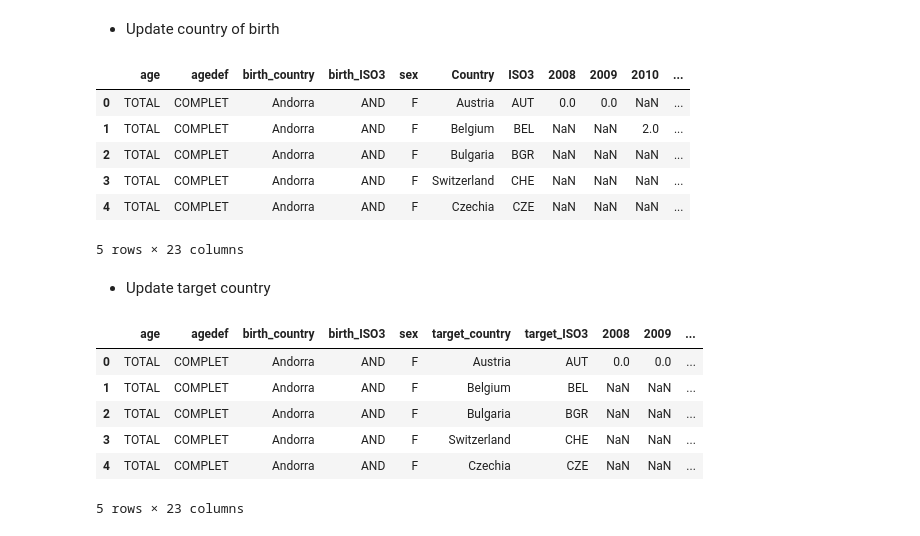
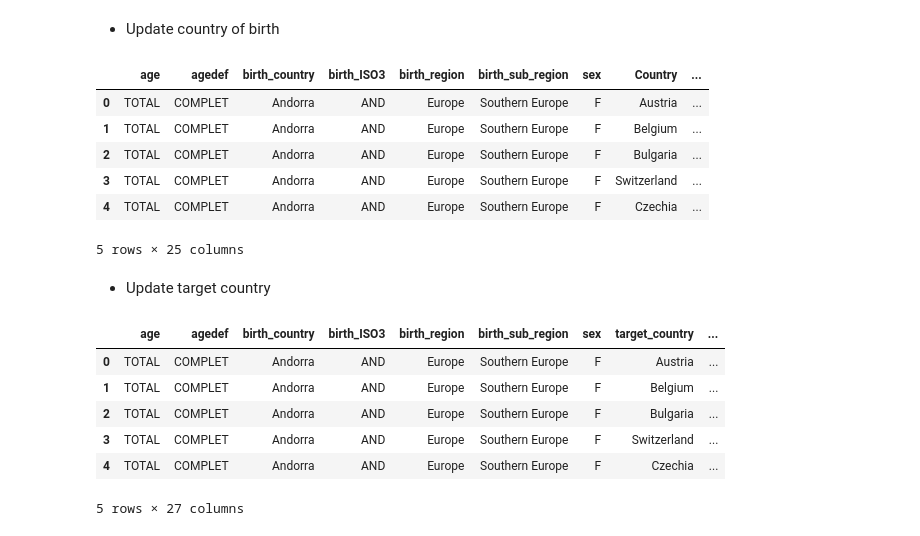
Before and after one commit to jatofi-official/migration-eu-analysis, a Jupyter notebook: Notebooks/Processing-raw-data/emigration_tables_processing.ipynb, the cells around one changed output. Saved outputs shown, nothing was run; the diff lists cells and outputs as text; code cells hidden in the pictures.

Commit message:
Add regions and subregions, track emigration_data table as lfs

```diff
--- a/Notebooks/Processing-raw-data/emigration_tables_processing.ipynb
+++ b/Notebooks/Processing-raw-data/emigration_tables_processing.ipynb
@@ -126,48 +126,63 @@ display(df.head())
 # %%
 import pandas as pd
 
 # Load DataFrame and the country-region-codes.csv file
 df = pd.read_csv("../../Data/emigration/emigration_country_born.csv")
-country_codes = pd.read_csv('../../Data/country-region-codes.csv')
+country_codes = pd.read_csv('../../Data/country_region_subregion_codes.csv')
 
 # Merge df with country_codes on the ISO2 code (alpha-2)
 merged_df = df.merge(country_codes, left_on='birth_country', right_on='alpha-2', how='left')
 
-# Rename columns, drop unnecessary
-merged_df = merged_df.drop(columns=['birth_country'])
-merged_df = merged_df.rename(columns={'name': 'birth_country', 'alpha-3': 'birth_ISO3'})
+# Drop unnecessary, rename columns,
+merged_df = merged_df.drop(columns=['birth_country', 'alpha-2', 'country-code','iso_3166-2','intermediate-region','region-code','sub-region-code','intermediate-region-code'])
+merged_df = merged_df.rename(columns={'name': 'birth_country', 'alpha-3': 'birth_ISO3', 'region': 'birth_region','sub-region': 'birth_sub_region',})
 
-# Drop unnecessary columns
-merged_df = merged_df.drop(columns=['alpha-2', 'country-code'])
-
-# Reorder columns to move 'birth_country' and 'birth_ISO3' to the third and fourth positions
+# Reorder columns
 columns_order = list(merged_df.columns)
 columns_order.remove('birth_country')
 columns_order.remove('birth_ISO3')
+columns_order.remove('birth_region')
+columns_order.remove('birth_sub_region')
 columns_order.insert(2, 'birth_country')
 columns_order.insert(3, 'birth_ISO3')
+columns_order.insert(4, 'birth_region')
+columns_order.insert(5, 'birth_sub_region')
 merged_df = merged_df[columns_order]
 
 # Display the result
 display(merged_df.head())
 # %% [output]
-|  | age | agedef | birth_country | birth_ISO3 | sex | Country | ISO3 | 2008 | 2009 | 2010 | ... |
-| 0 | TOTAL | COMPLET | Andorra | AND | F | Austria | AUT | 0.0 | 0.0 | NaN | ... |
-| 1 | TOTAL | COMPLET | Andorra | AND | F | Belgium | BEL | NaN | NaN | 2.0 | ... |
-| 2 | TOTAL | COMPLET | Andorra | AND | F | Bulgaria | BGR | NaN | NaN | NaN | ... |
-| 3 | TOTAL | COMPLET | Andorra | AND | F | Switzerland | CHE | NaN | NaN | NaN | ... |
-| 4 | TOTAL | COMPLET | Andorra | AND | F | Czechia | CZE | NaN | NaN | NaN | ... |
+|  | age | agedef | birth_country | birth_ISO3 | birth_region | birth_sub_region | sex | Country | ... |
+| 0 | TOTAL | COMPLET | Andorra | AND | Europe | Southern Europe | F | Austria | ... |
+| 1 | TOTAL | COMPLET | Andorra | AND | Europe | Southern Europe | F | Belgium | ... |
+| 2 | TOTAL | COMPLET | Andorra | AND | Europe | Southern Europe | F | Bulgaria | ... |
+| 3 | TOTAL | COMPLET | Andorra | AND | Europe | Southern Europe | F | Switzerland | ... |
+| 4 | TOTAL | COMPLET | Andorra | AND | Europe | Southern Europe | F | Czechia | ... |
-5 rows × 23 columns
+5 rows × 25 columns
 # %% [markdown]
 - Update target country
 # %%
-merged_df = merged_df.rename(columns={'Country': 'target_country', 'ISO3': 'target_ISO3'})
+# Merge df with Country on the ISO2 code (alpha-2)
+merged_df = merged_df.merge(country_codes, left_on='ISO3', right_on='alpha-3', how='left')
+
+# Drop unnecessary, rename columns,
+merged_df = merged_df.drop(columns=['name', 'alpha-2', 'alpha-3', 'country-code','iso_3166-2','intermediate-region','region-code','sub-region-code','intermediate-region-code'])
+merged_df = merged_df.rename(columns={'Country': 'target_country', 'ISO3': 'target_ISO3', 'region': 'target_region','sub-region': 'target_sub_region',})
+
+# Reorder columns
+columns_order = list(merged_df.columns)
+columns_order.remove('target_region')
+columns_order.remove('target_sub_region')
+columns_order.insert(9, 'target_region')
+columns_order.insert(10, 'target_sub_region')
+merged_df = merged_df[columns_order]
+
 display(merged_df.head())
 # %% [output]
-|  | age | agedef | birth_country | birth_ISO3 | sex | target_country | target_ISO3 | 2008 | 2009 | ... |
-| 0 | TOTAL | COMPLET | Andorra | AND | F | Austria | AUT | 0.0 | 0.0 | ... |
-| 1 | TOTAL | COMPLET | Andorra | AND | F | Belgium | BEL | NaN | NaN | ... |
-| 2 | TOTAL | COMPLET | Andorra | AND | F | Bulgaria | BGR | NaN | NaN | ... |
-| 3 | TOTAL | COMPLET | Andorra | AND | F | Switzerland | CHE | NaN | NaN | ... |
-| 4 | TOTAL | COMPLET | Andorra | AND | F | Czechia | CZE | NaN | NaN | ... |
+|  | age | agedef | birth_country | birth_ISO3 | birth_region | birth_sub_region | sex | target_country | ... |
+| 0 | TOTAL | COMPLET | Andorra | AND | Europe | Southern Europe | F | Austria | ... |
+| 1 | TOTAL | COMPLET | Andorra | AND | Europe | Southern Europe | F | Belgium | ... |
+| 2 | TOTAL | COMPLET | Andorra | AND | Europe | Southern Europe | F | Bulgaria | ... |
+| 3 | TOTAL | COMPLET | Andorra | AND | Europe | Southern Europe | F | Switzerland | ... |
+| 4 | TOTAL | COMPLET | Andorra | AND | Europe | Southern Europe | F | Czechia | ... |
-5 rows × 23 columns
+5 rows × 27 columns
```
Also changed, not shown: parts of 2 cells of this notebook, 3 other files.
